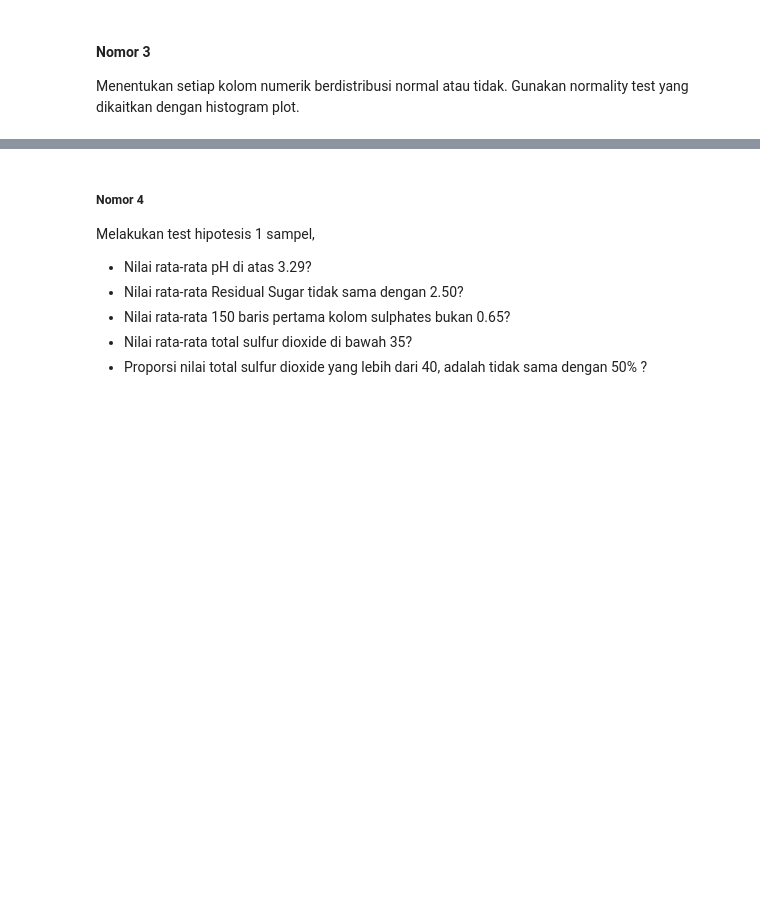
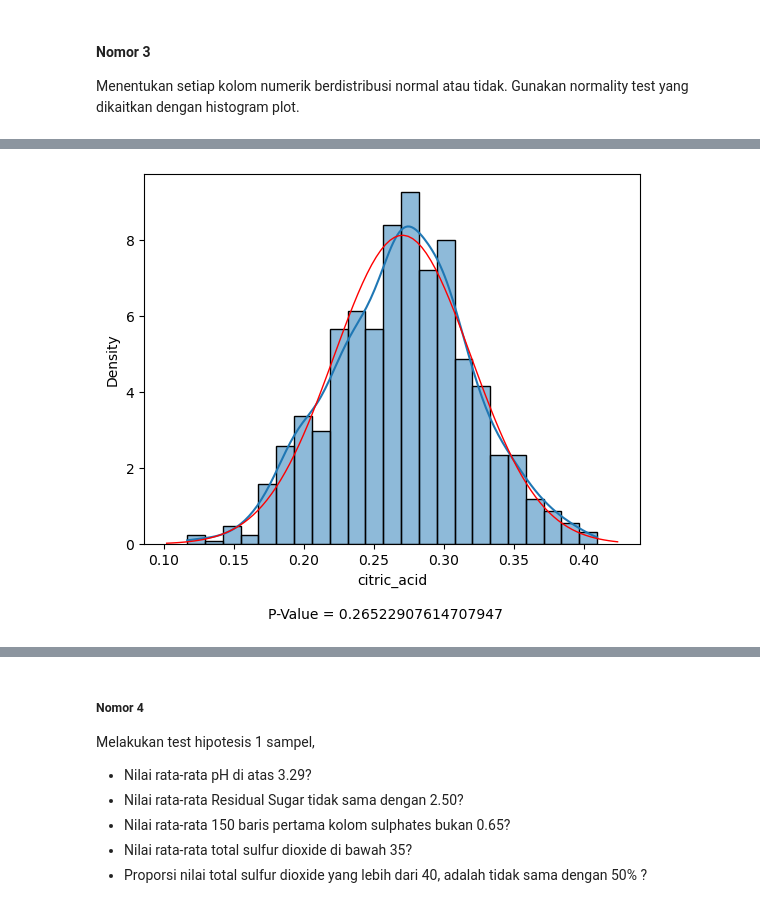
Before and after one commit to egijago/Tubes-Probstat, a Jupyter notebook: src/K02-T1-IF2220-13521050.ipynb, the cells around one changed output, grey strips where cells are left out. Saved outputs shown, nothing was run; the diff lists cells and outputs as text; code cells hidden in the pictures; blank space fills up the shorter version.

```diff
--- a/src/K02-T1-IF2220-13521050.ipynb
+++ b/src/K02-T1-IF2220-13521050.ipynb
@@ -257,0 +304,4 @@ yang dikaitkan dengan histogram plot.
+# %%
+show_histplot(list(df)[2])
+# %% [output]
+[figure, added]
```
Also changed, not shown: parts of 26 cells of this notebook.
